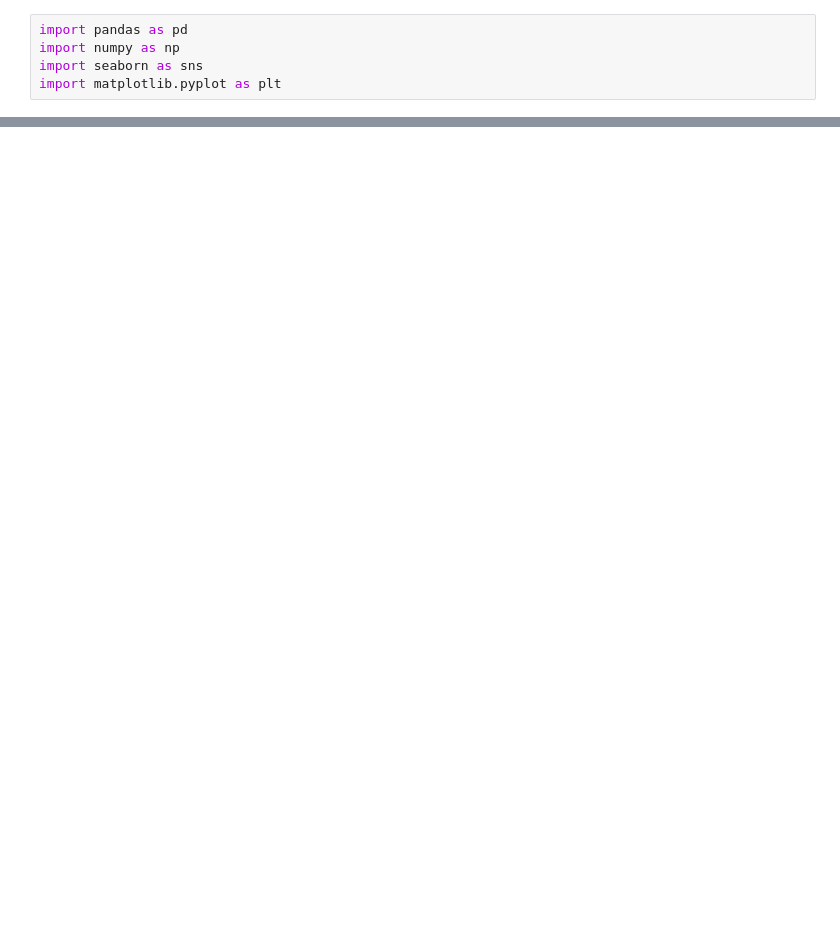
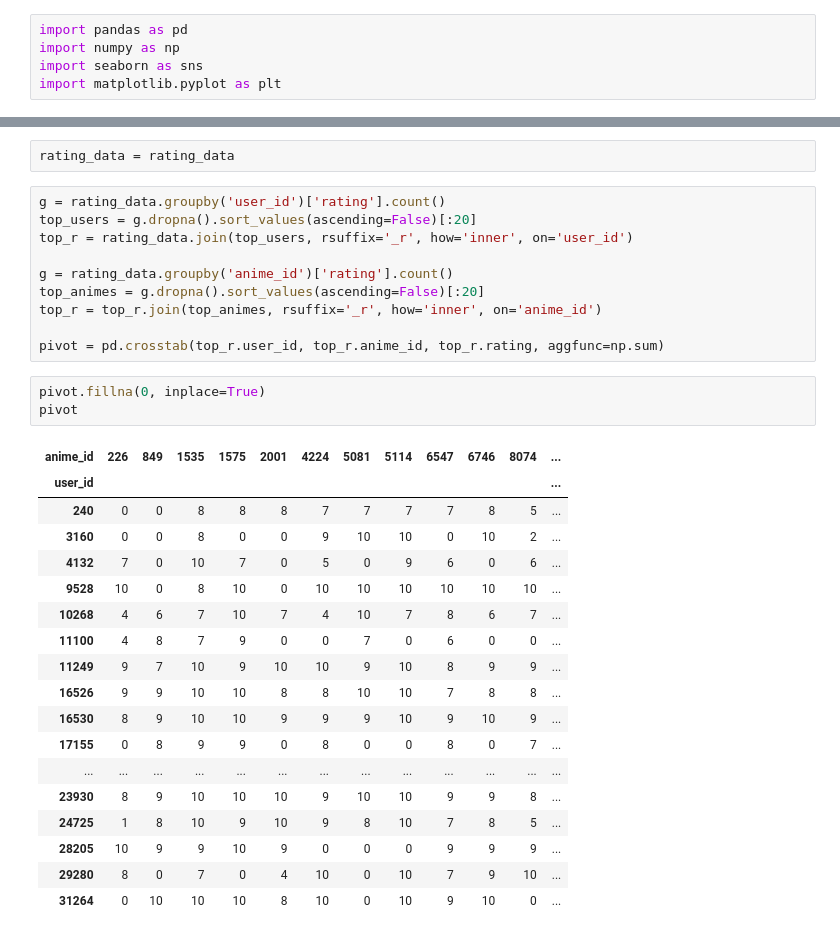
Before and after one commit to everydaycodings/Anima-Recommendation-System-WebApp, a Jupyter notebook: base_ignore_file.ipynb, the cells around one changed output, grey strips where cells are left out. Cells and saved outputs as stored; diff of their text form; blank space fills up the shorter version.

```diff
--- a/base_ignore_file.ipynb
+++ b/base_ignore_file.ipynb
@@ -8,3 +43,37 @@ rating_data = pd.read_csv("data/animelist.csv")
+# %%
+rating_data = rating_data
+# %%
+g = rating_data.groupby('user_id')['rating'].count()
+top_users = g.dropna().sort_values(ascending=False)[:20]
+top_r = rating_data.join(top_users, rsuffix='_r', how='inner', on='user_id')
+
+g = rating_data.groupby('anime_id')['rating'].count()
+top_animes = g.dropna().sort_values(ascending=False)[:20]
+top_r = top_r.join(top_animes, rsuffix='_r', how='inner', on='anime_id')
+
+pivot = pd.crosstab(top_r.user_id, top_r.anime_id, top_r.rating, aggfunc=np.sum)
+# %%
+pivot.fillna(0, inplace=True)
+pivot
+# %% [output]
+| anime_id | 226 | 849 | 1535 | 1575 | 2001 | 4224 | 5081 | 5114 | 6547 | 6746 | 8074 | ... |
+| user_id |  |  |  |  |  |  |  |  |  |  |  | ... |
+| 240 | 0 | 0 | 8 | 8 | 8 | 7 | 7 | 7 | 7 | 8 | 5 | ... |
+| 3160 | 0 | 0 | 8 | 0 | 0 | 9 | 10 | 10 | 0 | 10 | 2 | ... |
+| 4132 | 7 | 0 | 10 | 7 | 0 | 5 | 0 | 9 | 6 | 0 | 6 | ... |
+| 9528 | 10 | 0 | 8 | 10 | 0 | 10 | 10 | 10 | 10 | 10 | 10 | ... |
+| 10268 | 4 | 6 | 7 | 10 | 7 | 4 | 10 | 7 | 8 | 6 | 7 | ... |
+| 11100 | 4 | 8 | 7 | 9 | 0 | 0 | 7 | 0 | 6 | 0 | 0 | ... |
+| 11249 | 9 | 7 | 10 | 9 | 10 | 10 | 9 | 10 | 8 | 9 | 9 | ... |
+| 16526 | 9 | 9 | 10 | 10 | 8 | 8 | 10 | 10 | 7 | 8 | 8 | ... |
+| 16530 | 8 | 9 | 10 | 10 | 9 | 9 | 9 | 10 | 9 | 10 | 9 | ... |
+| 17155 | 0 | 8 | 9 | 9 | 0 | 8 | 0 | 0 | 8 | 0 | 7 | ... |
+| ... | ... | ... | ... | ... | ... | ... | ... | ... | ... | ... | ... | ... |
+| 23930 | 8 | 9 | 10 | 10 | 10 | 9 | 10 | 10 | 9 | 9 | 8 | ... |
+| 24725 | 1 | 8 | 10 | 9 | 10 | 9 | 8 | 10 | 7 | 8 | 5 | ... |
+| 28205 | 10 | 9 | 9 | 10 | 9 | 0 | 0 | 0 | 9 | 9 | 9 | ... |
+| 29280 | 8 | 0 | 7 | 0 | 4 | 10 | 0 | 10 | 7 | 9 | 10 | ... |
+| 31264 | 0 | 10 | 10 | 10 | 8 | 10 | 0 | 10 | 9 | 10 | 0 | ... |
 # %%
 rating_data
 # %% [output]
```
Also changed, not shown: parts of 12 cells of this notebook.
